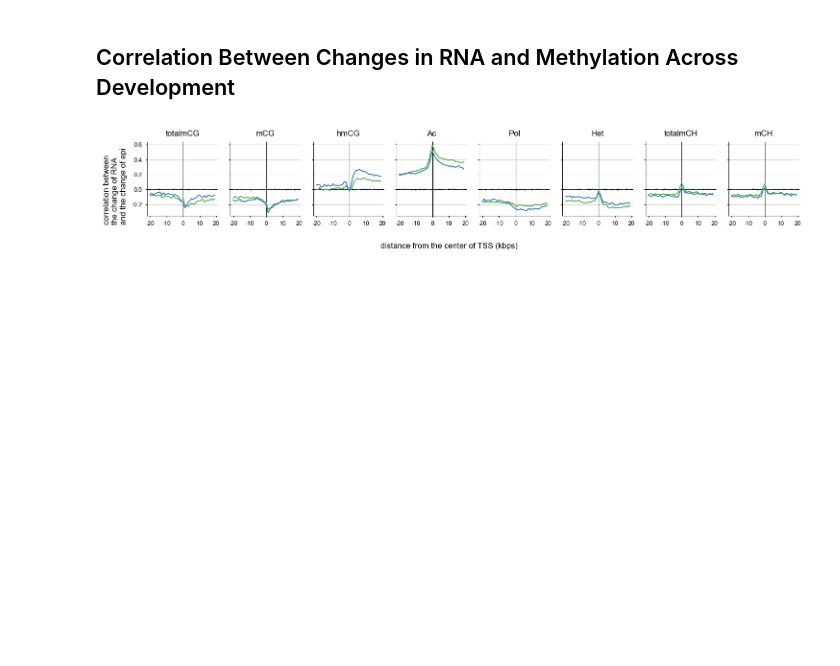
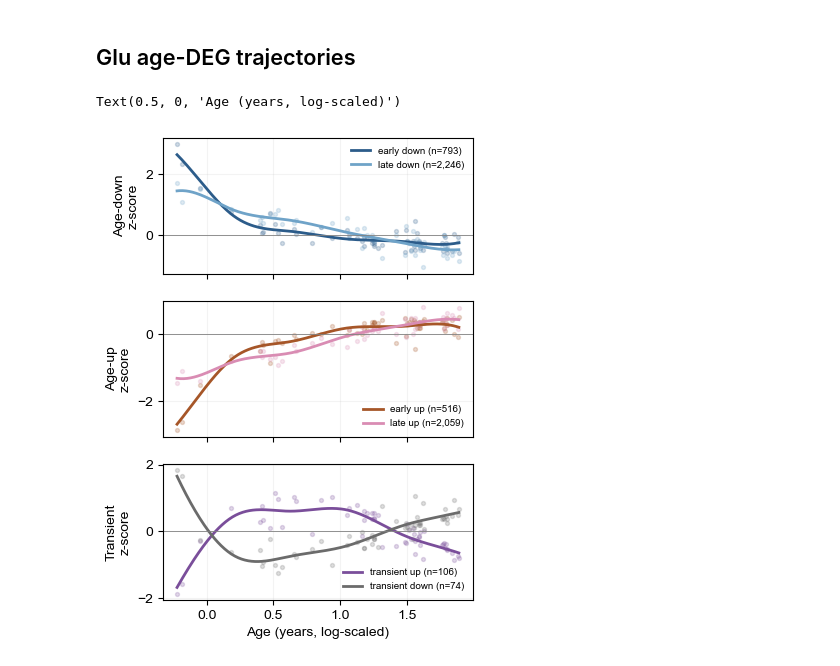
Before and after one commit to mukamel-lab/BrainHydroxyDevelopment, a Jupyter notebook: analysis_scripts/Figures/06.Figure6.ipynb, the cells around one changed output. Saved outputs shown, nothing was run; the diff lists cells and outputs as text; code cells hidden in the pictures; blank space fills up the shorter version.

Commit message:
update Figure6

```diff
--- a/analysis_scripts/Figures/06.Figure6.ipynb
+++ b/analysis_scripts/Figures/06.Figure6.ipynb
@@ -448,29 +0,0 @@ for label in g.yaxis.get_ticklabels()[1::2]:
-# %% [markdown]
-## Correlation Between Changes in RNA and Methylation Across Development
-# %%
-fig,axs = plt.subplots(1,8,figsize=(10,1.8),dpi=150,sharey=True)
-for i,assay in enumerate(['totalmCG','mCG','hmCG','Ac','Pol','Het','totalmCH','mCH']):
-    for celltype in ['GLU','GABA']:
-
-        if 'm' not in assay:
-            celltype2 = celltype.replace('LU','lu')
-            bin_summary = pd.read_csv(f'/cndd2/jchien/project/Dracheva_Development/mCvsRNA/corr_change_of_{assay}_vs_RNA_{celltype2}_TSSflanking.tsv.gz',sep='\t',index_col=0)
-        else:
-            bin_summary = pd.read_csv(f'/cndd2/jchien/project/Dracheva_Development/mCvsRNA/corr_change_of_{assay}_vs_RNA_{celltype}_TSSflanking.tsv.gz',sep='\t',index_col=0)
-
-
-        ax=axs[i]
-        ax.axvline(x=0,c='k',linewidth=0.5, zorder=1)
-        ax.axhline(y=0,c='k',linewidth=0.5, zorder=1)
-        ax.plot(bin_summary['r'],c=celltype_palette[celltype],linewidth=1, zorder=10)
-        ax.plot(bin_summary['r_shuffle'],c=celltype_palette[celltype],linewidth=0.5,linestyle='--',alpha=0.5, zorder=10)
-    ax.set_xticks([-20000,-10000,0,10000,20000],['-20','-10','0','10','20'])
-    ax.set_title(assay)
-
-    ax.grid(axis='y')
-fig.supxlabel('distance from the center of TSS (kbps)',fontsize=8)
-fig.supylabel(f'correlation between \nthe change of RNA \nand the change of epi',fontsize=8)
-plt.tight_layout()
-# plt.savefig('/cndd2/jchien/project/Dracheva_Development/Figure/corr_change_RNAvsallepi_sharey.pdf',dpi=150)
-# %% [output]
-[figure, removed]
@@ -476,0 +43,40 @@ plt.tight_layout()
+# %% [markdown]
+## Glu age-DEG trajectories
+# %%
+g = pd.read_csv(ROOT / 'rna_seq/GLU_age_DEG_expression_dynamics_groups.tsv', sep='\t').rename(columns={'index': 'geneID'}).set_index('geneID').plot_group
+
+e = pd.read_csv(ROOT / 'rna_seq/GLU_DE_Dream.csv', index_col=0)
+
+meta = pd.read_csv('/datasets/Public_Datasets/Dracheva_PsychEncode_development/processed/PEC_donor_LIMS_082625.csv', index_col=0)
+
+age = meta.loc[e.columns.intersection(meta.index), 'age'].astype(float).sort_values()
+
+e = zscore(e[age.index])
+
+x = np.log10(age.to_numpy() + 0.5)
+
+grid = np.linspace(x.min(), x.max(), 250)
+
+(fig, axs) = plt.subplots(3, 1, figsize=(4, 6), sharex=True)
+
+groups = [(('early_down', 'late_down'), 'Age-down'), (('early_up', 'late_up'), 'Age-up'), (('transient_up', 'transient_down'), 'Transient')]
+
+cols = ['#2C5C8A', '#6FA3C8', '#A65628', '#D98CB3', '#7A4E9A', '#6B6B6B']
+
+for (ax, (pair, title), cc) in zip(axs, groups, [cols[:2], cols[2:4], cols[4:]]):
+    for (lab, c) in zip(pair, cc):
+        ids = e.index.intersection(g.index[g.eq(lab)])
+        y = e.loc[ids].mean(0).to_numpy()
+        ax.scatter(x, y, s=8, c=c, alpha=0.22)
+        ax.plot(grid, spline(x, y, grid), c=c, lw=2, label=f"{lab.replace('_', ' ')} (n={len(ids):,})")
+    ax.axhline(0, c='.5', lw=0.6)
+    ax.set_ylabel(title + '\nz-score')
+    ax.legend(frameon=False, fontsize=7)
+    ax.grid(alpha=0.15)
+
+axs[-1].set_xlabel('Age (years, log-scaled)')
+
+# save(fig, 'A_trajectories.pdf')
+# %% [output]
+Text(0.5, 0, 'Age (years, log-scaled)')
+[figure, added]
```
Also changed, not shown: parts of 31 cells of this notebook.
